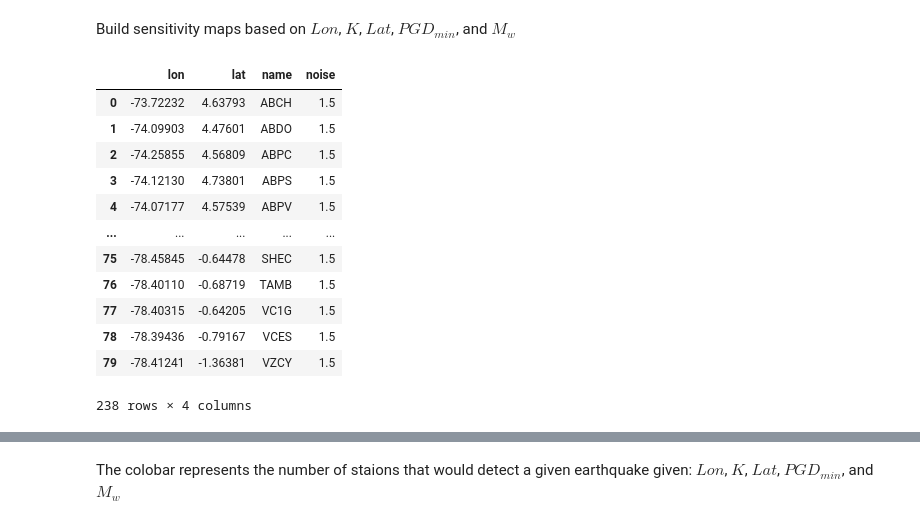
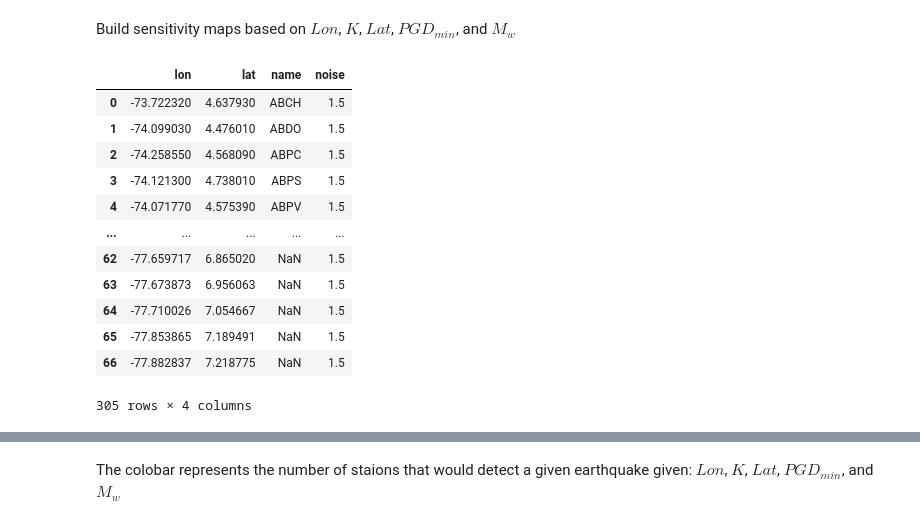
Before and after one commit to david-mencin/ColombiaEEW, a Jupyter notebook: Sensitivty.ipynb, the cells around one changed output, grey strips where cells are left out. Cells and saved outputs as stored; diff of their text form; code cells hidden in the pictures.

Commit message:
Added full table output

```diff
--- a/Sensitivty.ipynb
+++ b/Sensitivty.ipynb
@@ -272,6 +272,7 @@ gmt_input_filename = 'temp_colombia.csv'
 #station_input_filename = '2022-01-19-cGNSS-Colombia-Noise.csv'
 colombia_stations = 'Colombia-Noise.csv'
 ecuador_stations = 'Ecuador-Noise.csv'
+sim25_stations = 'Sim-25km-Noise.csv'
 heatmap_filename = "heat_map_colombia.nc"
 # %%
 # read in the topograpy for generating background map
@@ -279,24 +280,25 @@ topo = pygmt.datasets.load_earth_relief(region=[min_lon,max_lon,min_lat,max_lat]
 # %%
 # Read in station locations and noise for each station
 dfE = pd.read_csv(ecuador_stations)
 dfC = pd.read_csv(colombia_stations)
-frames = [dfC, dfE ]
+df25 = pd.read_csv(sim25_stations)
+frames = [dfC, dfE, df25 ]
 df = pd.concat(frames)
 df
 # %% [output]
 |  | lon | lat | name | noise |
-| 0 | -73.72232 | 4.63793 | ABCH | 1.5 |
-| 1 | -74.09903 | 4.47601 | ABDO | 1.5 |
-| 2 | -74.25855 | 4.56809 | ABPC | 1.5 |
-| 3 | -74.12130 | 4.73801 | ABPS | 1.5 |
-| 4 | -74.07177 | 4.57539 | ABPV | 1.5 |
+| 0 | -73.722320 | 4.637930 | ABCH | 1.5 |
+| 1 | -74.099030 | 4.476010 | ABDO | 1.5 |
+| 2 | -74.258550 | 4.568090 | ABPC | 1.5 |
+| 3 | -74.121300 | 4.738010 | ABPS | 1.5 |
+| 4 | -74.071770 | 4.575390 | ABPV | 1.5 |
 | ... | ... | ... | ... | ... |
-| 75 | -78.45845 | -0.64478 | SHEC | 1.5 |
-| 76 | -78.40110 | -0.68719 | TAMB | 1.5 |
-| 77 | -78.40315 | -0.64205 | VC1G | 1.5 |
-| 78 | -78.39436 | -0.79167 | VCES | 1.5 |
-| 79 | -78.41241 | -1.36381 | VZCY | 1.5 |
+| 62 | -77.659717 | 6.865020 | NaN | 1.5 |
+| 63 | -77.673873 | 6.956063 | NaN | 1.5 |
+| 64 | -77.710026 | 7.054667 | NaN | 1.5 |
+| 65 | -77.853865 | 7.189491 | NaN | 1.5 |
+| 66 | -77.882837 | 7.218775 | NaN | 1.5 |
-238 rows × 4 columns
+305 rows × 4 columns
 # %%
 df['distance'] = get_distance_from_mw(Mw, pgd_threshold=k*df.noise)
 # %%
```
Also changed, not shown: parts of 3 cells of this notebook, 2 other files.
